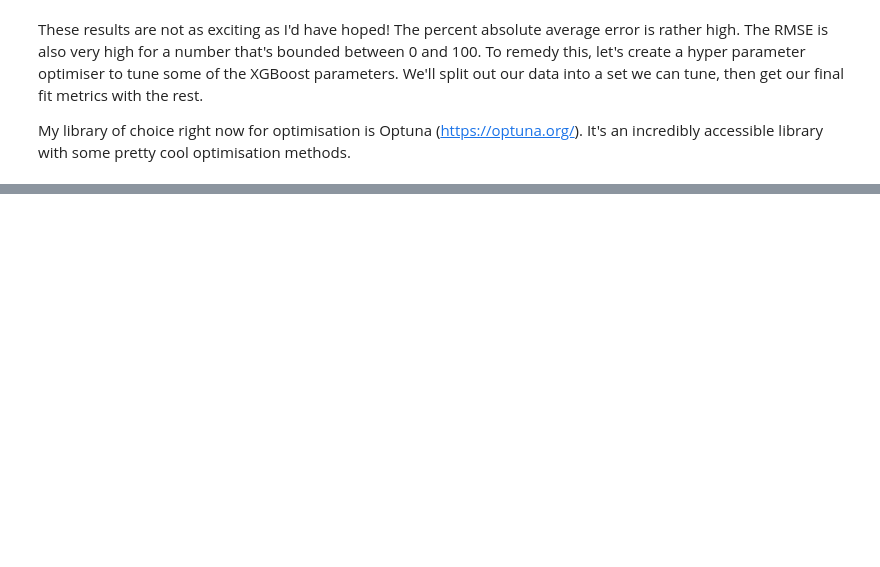
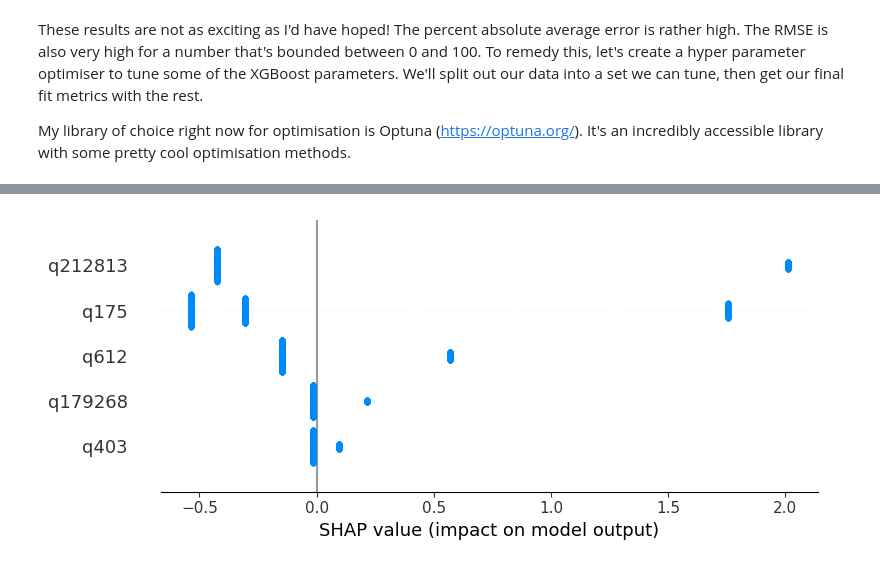
Before and after one commit to mccallmmm/portfolio, a Jupyter notebook: ok_cupid.ipynb, the cells around one changed output, grey strips where cells are left out. Drawn from its saved outputs; the diff is of its cells as text; code cells hidden in the pictures; blank space fills up the shorter version.

```diff
--- a/ok_cupid.ipynb
+++ b/ok_cupid.ipynb
@@ -197,0 +196,14 @@ No data for colormapping provided via 'c'. Parameters 'vmin', 'vmax' will be ign
+# %%
+q_labels = list(enumerate(top_5_politics.index))
+q_enums = [[x.split("_")[0], index] for index, x in enumerate(ohe.get_feature_names_out())]
+combined_shap = []
+for q in top_5_politics.index:
+    cols = [x[1] for x in q_enums if x[0] == q]
+    combined_shap.append(shap_values[:,cols].sum(axis=1))
+end_shap = np.array(combined_shap).T
+# shap_values
+# %%
+shap.summary_plot(end_shap, feature_names = top_5_politics.index)
+questions.loc[top_5_politics.index]
+# %% [output]
+[figure, added]
```
Also changed, not shown: parts of 12 cells of this notebook.
